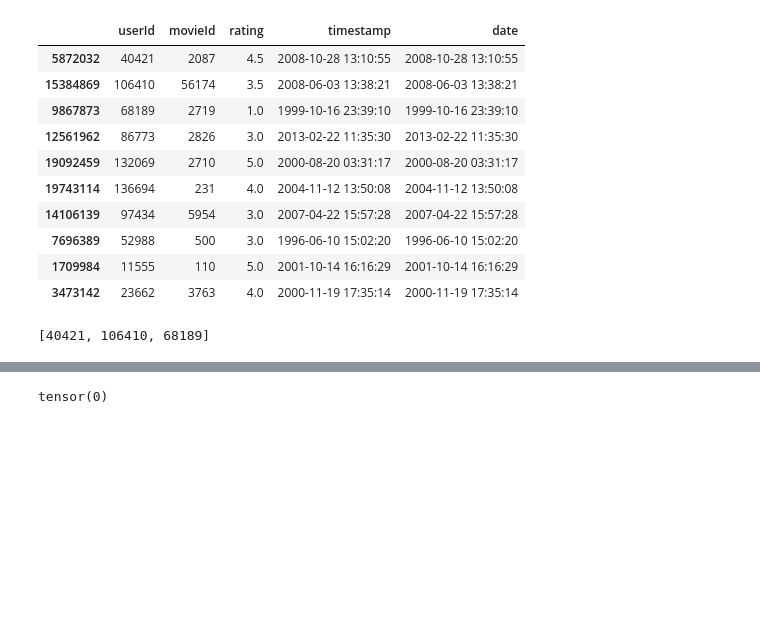
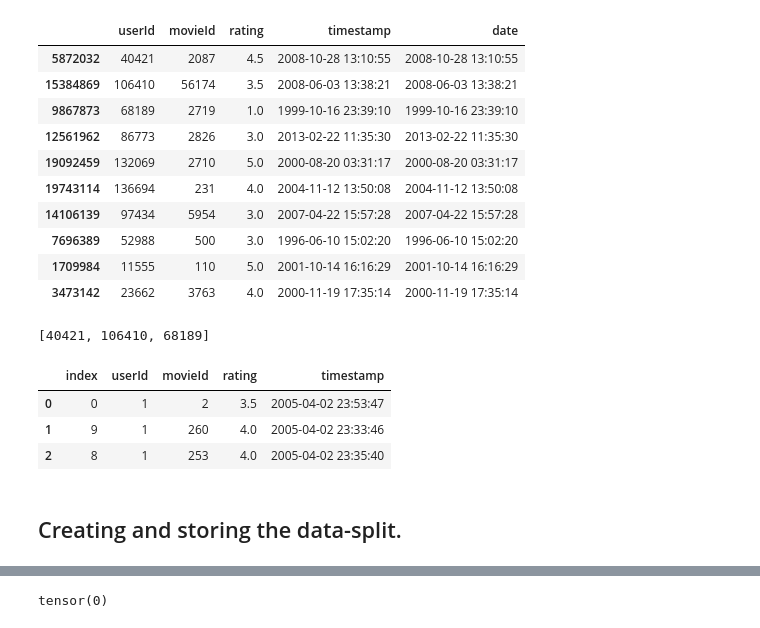
Before and after one commit to CS-512-Recsys/Recsys, a Jupyter notebook: nbs/eda.ipynb, the cells around one changed output, grey strips where cells are left out. Drawn from its saved outputs; the diff is of its cells as text; code cells hidden in the pictures; blank space fills up the shorter version.

```diff
--- a/nbs/eda.ipynb
+++ b/nbs/eda.ipynb
@@ -118,2 +155,11 @@ t[a]['userId'].tolist()
+# %%
+df.iloc[[0,9,8]].reset_index()
+# %% [output]
+|  | index | userId | movieId | rating | timestamp |
+| 0 | 0 | 1 | 2 | 3.5 | 2005-04-02 23:53:47 |
+| 1 | 9 | 1 | 260 | 4.0 | 2005-04-02 23:33:46 |
+| 2 | 8 | 1 | 253 | 4.0 | 2005-04-02 23:35:40 |
+# %% [markdown]
+## Creating and storing the data-split.
 # %%
 global seed
```
Also changed, not shown: parts of 52 cells of this notebook, 5 other files.
